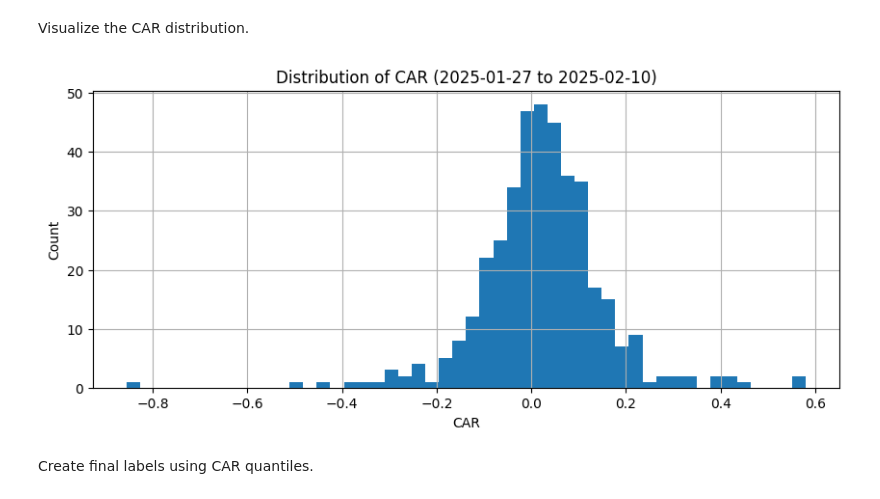
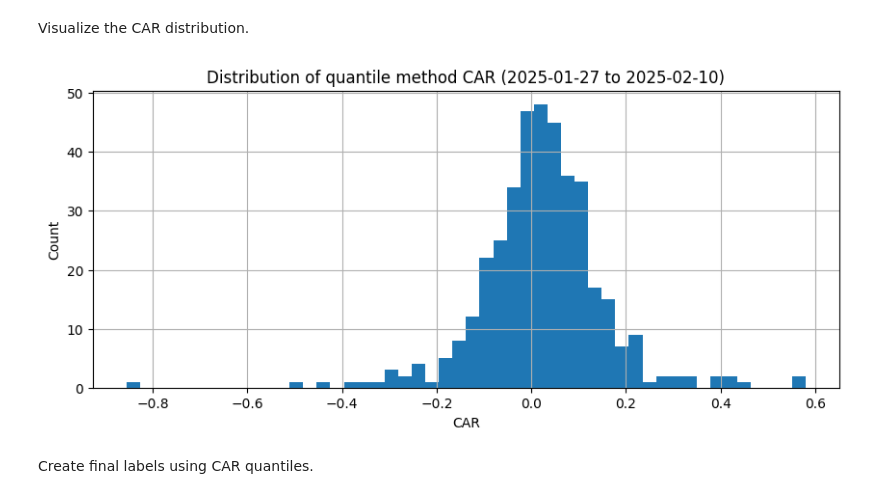
Before and after one commit to yc4704/deepseek-event-study-ml, a Jupyter notebook: code/y_label/quantile_version/y_label_quantile.ipynb, the cells around one changed output. Saved outputs shown, nothing was run; the diff lists cells and outputs as text; code cells hidden in the pictures.

```diff
--- a/code/y_label/quantile_version/y_label_quantile.ipynb
+++ b/code/y_label/quantile_version/y_label_quantile.ipynb
@@ -233,12 +233,13 @@ Visualize the CAR distribution.
 # %%
 plt.figure(figsize=(10, 4))
 y_df["CAR"].hist(bins=50)
-plt.title("Distribution of CAR (2025-01-27 to 2025-02-10)")
+plt.title("Distribution of quantile method CAR (2025-01-27 to 2025-02-10)")
 plt.xlabel("CAR")
 plt.ylabel("Count")
+plt.savefig("car_distribution.png", dpi=300, bbox_inches="tight")
 plt.show()
 # %% [output]
-[figure, old version]
+[figure, new version]
 # %% [markdown]
 Create final labels using CAR quantiles.
 # %%
```
Also changed, not shown: 6 other files.
